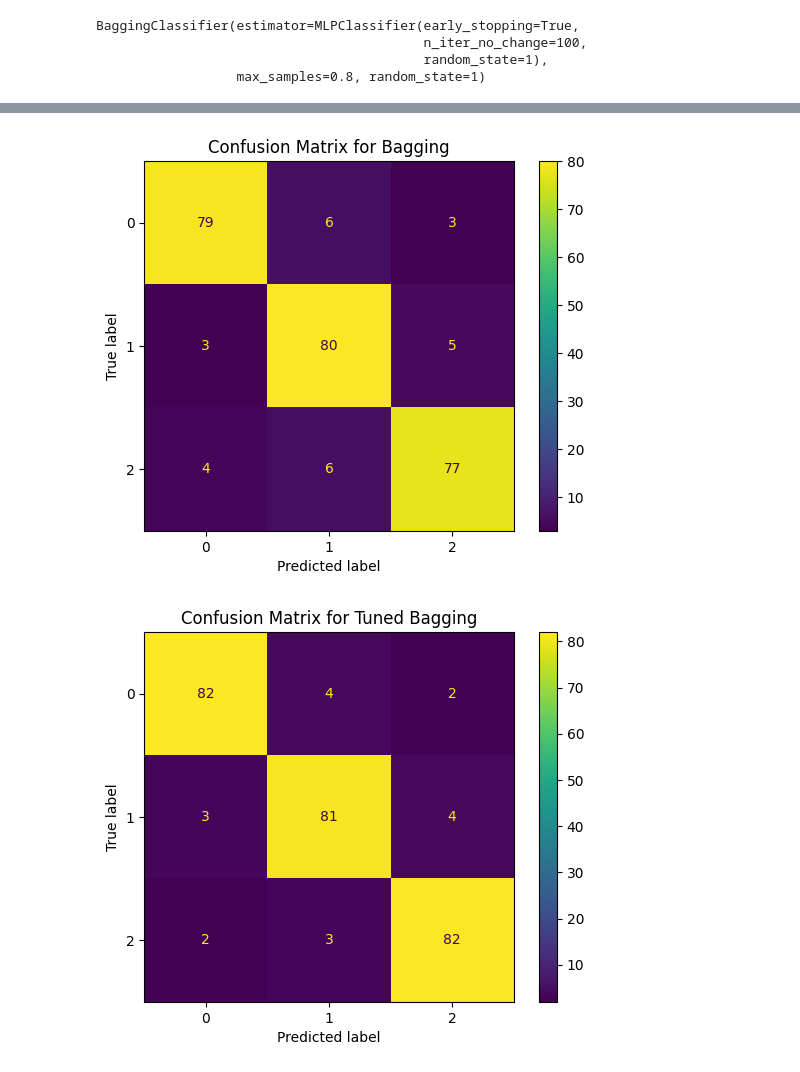
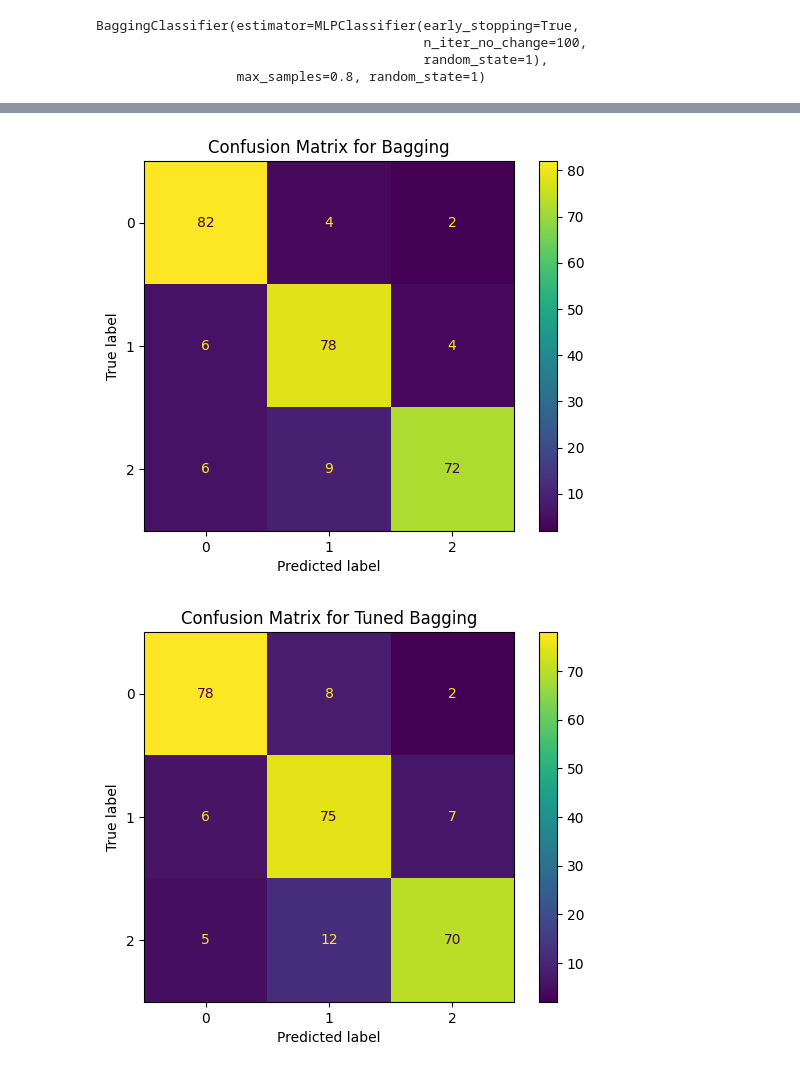
Before and after one commit to imperialinvictus/ML_Challenge, a Jupyter notebook: nn/nn.ipynb, the cells around one changed output, grey strips where cells are left out. Saved outputs shown, nothing was run; the diff lists cells and outputs as text; code cells hidden in the pictures.

```diff
--- a/nn/nn.ipynb
+++ b/nn/nn.ipynb
@@ -199,10 +199,10 @@ N_ITER_MLP = 50
 N_ITER_BAGGING = 30
 
 
-best_mlp, best_mlp_params = tune_mlp_classifier(X_train_valid, y_train_valid, n_iter=N_ITER_MLP)
-best_bagging, best_bagging_params = tune_bagging_classifier(X_train_valid, y_train_valid, n_iter=N_ITER_BAGGING)
+best_mlp, best_mlp_params = tune_mlp_classifier(X_train, y_train, n_iter=N_ITER_MLP)
+best_bagging, best_bagging_params = tune_bagging_classifier(X_train, y_train, n_iter=N_ITER_BAGGING)
 
 # Normalized
-best_nmlp, best_nmlp_params = tune_mlp_classifier(X_train_valid_norm, y_train_valid, n_iter=N_ITER_MLP)
-best_normBagging, best_normBagging_params = tune_bagging_classifier(X_train_valid_norm, y_train_valid, n_iter=N_ITER_BAGGING)
+best_nmlp, best_nmlp_params = tune_mlp_classifier(X_train_norm, y_train, n_iter=N_ITER_MLP)
+best_normBagging, best_normBagging_params = tune_bagging_classifier(X_train_norm, y_train, n_iter=N_ITER_BAGGING)
 # %% [output]
@@ -413,20 +441,20 @@ def plot_confusion_matrix(X, t, lr, group = "Everyone"):
 
 # print(confusion_matrix(y_valid, predictions, labels=encoder.transform(encoder.classes_)))
 
-plot_confusion_matrix(X_valid, y_valid, mlp, group="MLP")
-plot_confusion_matrix(X_valid, y_valid, best_mlp, group="Tuned MLP")
+plot_confusion_matrix(X_test, y_test, mlp, group="MLP")
+plot_confusion_matrix(X_test, y_test, best_mlp, group="Tuned MLP")
 
 
-plot_confusion_matrix(X_valid, y_valid, bagging, group="Bagging")
-plot_confusion_matrix(X_valid, y_valid, best_bagging, group="Tuned Bagging")
+plot_confusion_matrix(X_test, y_test, bagging, group="Bagging")
+plot_confusion_matrix(X_test, y_test, best_bagging, group="Tuned Bagging")
 
 
-plot_confusion_matrix(X_valid, y_valid, nmlp, group="NMLP")
-plot_confusion_matrix(X_valid, y_valid, best_nmlp, group="Tuned NMLP")
+plot_confusion_matrix(X_test, y_test, nmlp, group="NMLP")
+plot_confusion_matrix(X_test, y_test, best_nmlp, group="Tuned NMLP")
 
 
-plot_confusion_matrix(X_valid, y_valid, normBagging, group="NormBagging")
-plot_confusion_matrix(X_valid, y_valid, best_normBagging, group="Tuned NormBagging")
+plot_confusion_matrix(X_test, y_test, normBagging, group="NormBagging")
+plot_confusion_matrix(X_test, y_test, best_normBagging, group="Tuned NormBagging")
 # %% [output]
               precision    recall  f1-score   support
 
@@ -450,2 +478,2 @@ weighted avg       0.97      0.97      0.97       263
-[figure, old version]
+[figure, new version]
-[figure, old version]
+[figure, new version]
```
Also changed, not shown: parts of 6 cells of this notebook, 2 other files.
